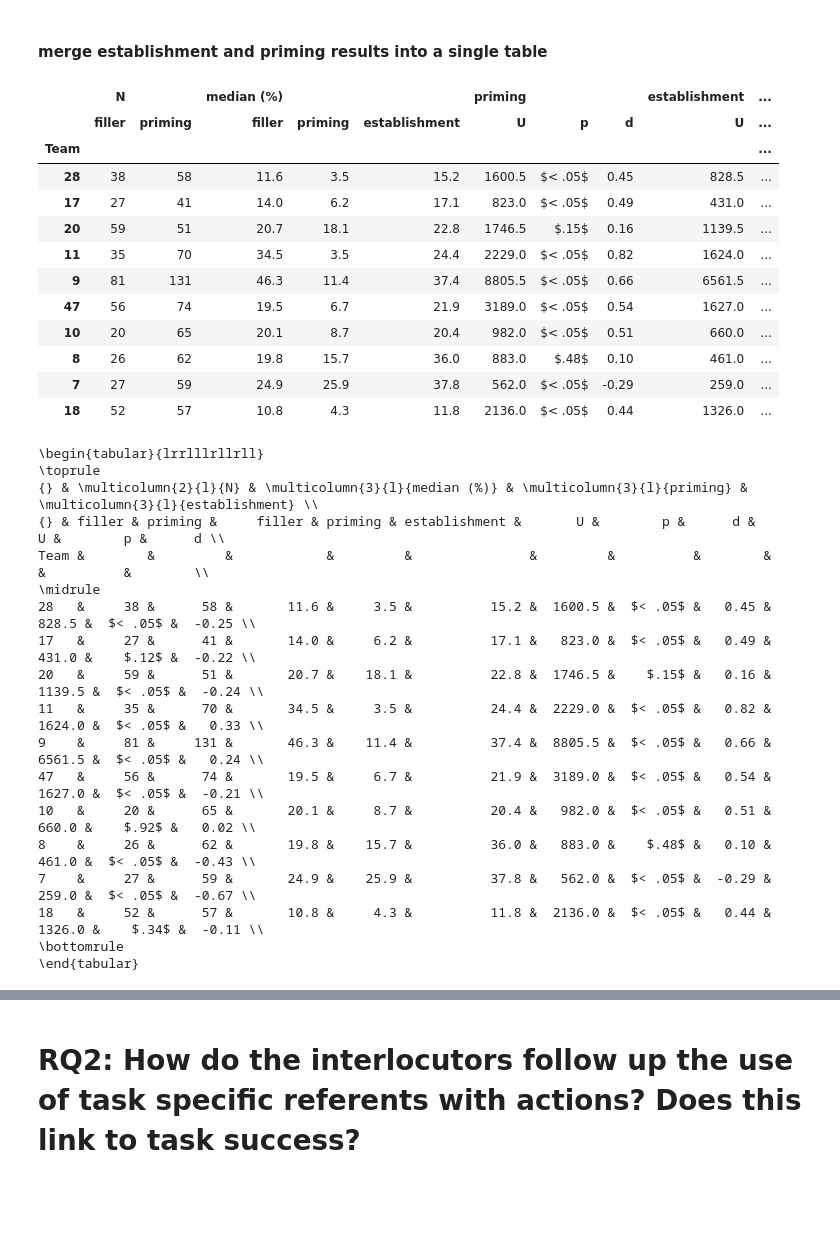
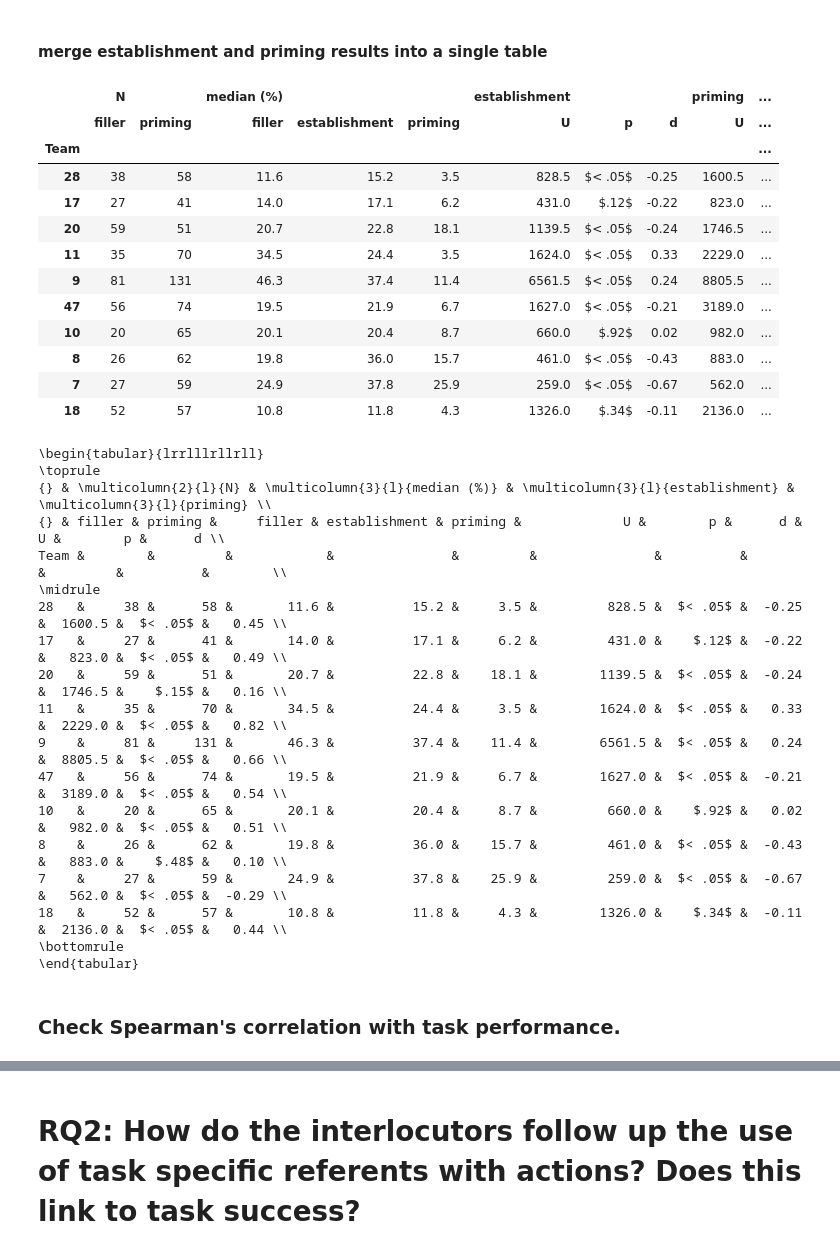
Before and after one commit to chili-epfl/justhink-alignment-analysis, a Jupyter notebook: tools/7_test_the_hypotheses.ipynb, the cells around one changed output, grey strips where cells are left out. Drawn from its saved outputs; the diff is of its cells as text; code cells hidden in the pictures; blank space fills up the shorter version.

```diff
--- a/tools/7_test_the_hypotheses.ipynb
+++ b/tools/7_test_the_hypotheses.ipynb
@@ -517,6 +517,7 @@ def compute_quartiles(grouped, prefix=''):
          lambda x: np.percentile(x, q=25),
          lambda x: np.percentile(x, q=75)])
     df.columns = ['{}{}'.format(prefix, c) for c in ['median', 'Q1', 'Q3']]
+    df['{}IQR'.format(prefix)] = df['{}Q3'.format(prefix)] - df['{}Q1'.format(prefix)]
     df.index = df.index.astype(int)
     return df
 
@@ -1212,55 +1225,58 @@ Team &        &         &            &         &         &          &        \\
 # %%
 col_list = [('N', 'filler'),
             ('N', 'priming'),
 #             ('N','establishment'),
             ('median (%)', 'filler'),
+            ('median (%)', 'establishment'),
             ('median (%)', 'priming'),
-            ('median (%)', 'establishment'),
+            ('establishment', 'U'),
+            ('establishment', 'p'),
+            ('establishment', 'd'),
             ('priming', 'U'),
             ('priming', 'p'),
             ('priming', 'd'),
-            ('establishment', 'U'),
-            ('establishment', 'p'),
-            ('establishment', 'd'),
            ]
 
 columns = pd.Index(col_list)
 
 df = pd.concat([establish_df, priming_df], axis=1)
 df = df.loc[:, columns]
 df = df.loc[:, ~df.columns.duplicated()]
 
-display(df)
-print(df.to_latex(escape=False))
+result_df = df
+display(result_df)
+print(result_df.to_latex(escape=False))
 # %% [output]
-|  | N |  | median (%) |  |  | priming |  |  | establishment | ... |
-|  | filler | priming | filler | priming | establishment | U | p | d | U | ... |
+|  | N |  | median (%) |  |  | establishment |  |  | priming | ... |
+|  | filler | priming | filler | establishment | priming | U | p | d | U | ... |
 | Team |  |  |  |  |  |  |  |  |  | ... |
-| 28 | 38 | 58 | 11.6 | 3.5 | 15.2 | 1600.5 | $< .05$ | 0.45 | 828.5 | ... |
-| 17 | 27 | 41 | 14.0 | 6.2 | 17.1 | 823.0 | $< .05$ | 0.49 | 431.0 | ... |
-| 20 | 59 | 51 | 20.7 | 18.1 | 22.8 | 1746.5 | $.15$ | 0.16 | 1139.5 | ... |
-| 11 | 35 | 70 | 34.5 | 3.5 | 24.4 | 2229.0 | $< .05$ | 0.82 | 1624.0 | ... |
-| 9 | 81 | 131 | 46.3 | 11.4 | 37.4 | 8805.5 | $< .05$ | 0.66 | 6561.5 | ... |
-| 47 | 56 | 74 | 19.5 | 6.7 | 21.9 | 3189.0 | $< .05$ | 0.54 | 1627.0 | ... |
-| 10 | 20 | 65 | 20.1 | 8.7 | 20.4 | 982.0 | $< .05$ | 0.51 | 660.0 | ... |
-| 8 | 26 | 62 | 19.8 | 15.7 | 36.0 | 883.0 | $.48$ | 0.10 | 461.0 | ... |
-| 7 | 27 | 59 | 24.9 | 25.9 | 37.8 | 562.0 | $< .05$ | -0.29 | 259.0 | ... |
-| 18 | 52 | 57 | 10.8 | 4.3 | 11.8 | 2136.0 | $< .05$ | 0.44 | 1326.0 | ... |
+| 28 | 38 | 58 | 11.6 | 15.2 | 3.5 | 828.5 | $< .05$ | -0.25 | 1600.5 | ... |
+| 17 | 27 | 41 | 14.0 | 17.1 | 6.2 | 431.0 | $.12$ | -0.22 | 823.0 | ... |
+| 20 | 59 | 51 | 20.7 | 22.8 | 18.1 | 1139.5 | $< .05$ | -0.24 | 1746.5 | ... |
+| 11 | 35 | 70 | 34.5 | 24.4 | 3.5 | 1624.0 | $< .05$ | 0.33 | 2229.0 | ... |
+| 9 | 81 | 131 | 46.3 | 37.4 | 11.4 | 6561.5 | $< .05$ | 0.24 | 8805.5 | ... |
+| 47 | 56 | 74 | 19.5 | 21.9 | 6.7 | 1627.0 | $< .05$ | -0.21 | 3189.0 | ... |
+| 10 | 20 | 65 | 20.1 | 20.4 | 8.7 | 660.0 | $.92$ | 0.02 | 982.0 | ... |
+| 8 | 26 | 62 | 19.8 | 36.0 | 15.7 | 461.0 | $< .05$ | -0.43 | 883.0 | ... |
+| 7 | 27 | 59 | 24.9 | 37.8 | 25.9 | 259.0 | $< .05$ | -0.67 | 562.0 | ... |
+| 18 | 52 | 57 | 10.8 | 11.8 | 4.3 | 1326.0 | $.34$ | -0.11 | 2136.0 | ... |
 \begin{tabular}{lrrlllrllrll}
 \toprule
-{} & \multicolumn{2}{l}{N} & \multicolumn{3}{l}{median (%)} & \multicolumn{3}{l}{priming} & \multicolumn{3}{l}{establishment} \\
-{} & filler & priming &     filler & priming & establishment &       U &        p &      d &             U &        p &      d \\
-Team &        &         &            &         &               &         &          &        &               &          &        \\
+{} & \multicolumn{2}{l}{N} & \multicolumn{3}{l}{median (%)} & \multicolumn{3}{l}{establishment} & \multicolumn{3}{l}{priming} \\
+{} & filler & priming &     filler & establishment & priming &             U &        p &      d &       U &        p &      d \\
+Team &        &         &            &               &         &               &          &        &         &          &        \\
 \midrule
-28   &     38 &      58 &       11.6 &     3.5 &          15.2 &  1600.5 &  $< .05$ &   0.45 &         828.5 &  $< .05$ &  -0.25 \\
-17   &     27 &      41 &       14.0 &     6.2 &          17.1 &   823.0 &  $< .05$ &   0.49 &         431.0 &    $.12$ &  -0.22 \\
-20   &     59 &      51 &       20.7 &    18.1 &          22.8 &  1746.5 &    $.15$ &   0.16 &        1139.5 &  $< .05$ &  -0.24 \\
-11   &     35 &      70 &       34.5 &     3.5 &          24.4 &  2229.0 &  $< .05$ &   0.82 &        1624.0 &  $< .05$ &   0.33 \\
-9    &     81 &     131 &       46.3 &    11.4 &          37.4 &  8805.5 &  $< .05$ &   0.66 &        6561.5 &  $< .05$ &   0.24 \\
-47   &     56 &      74 &       19.5 &     6.7 &          21.9 &  3189.0 &  $< .05$ &   0.54 &        1627.0 &  $< .05$ &  -0.21 \\
-10   &     20 &      65 &       20.1 &     8.7 &          20.4 &   982.0 &  $< .05$ &   0.51 &         660.0 &    $.92$ &   0.02 \\
-8    &     26 &      62 &       19.8 &    15.7 &          36.0 &   883.0 &    $.48$ &   0.10 &         461.0 &  $< .05$ &  -0.43 \\
-7    &     27 &      59 &       24.9 &    25.9 &          37.8 &   562.0 &  $< .05$ &  -0.29 &         259.0 &  $< .05$ &  -0.67 \\
-18   &     52 &      57 &       10.8 &     4.3 &          11.8 &  2136.0 &  $< .05$ &   0.44 &        1326.0 &    $.34$ &  -0.11 \\
+28   &     38 &      58 &       11.6 &          15.2 &     3.5 &         828.5 &  $< .05$ &  -0.25 &  1600.5 &  $< .05$ &   0.45 \\
+17   &     27 &      41 &       14.0 &          17.1 &     6.2 &         431.0 &    $.12$ &  -0.22 &   823.0 &  $< .05$ &   0.49 \\
+20   &     59 &      51 &       20.7 &          22.8 &    18.1 &        1139.5 &  $< .05$ &  -0.24 &  1746.5 &    $.15$ &   0.16 \\
+11   &     35 &      70 &       34.5 &          24.4 &     3.5 &        1624.0 &  $< .05$ &   0.33 &  2229.0 &  $< .05$ &   0.82 \\
+9    &     81 &     131 &       46.3 &          37.4 &    11.4 &        6561.5 &  $< .05$ &   0.24 &  8805.5 &  $< .05$ &   0.66 \\
+47   &     56 &      74 &       19.5 &          21.9 &     6.7 &        1627.0 &  $< .05$ &  -0.21 &  3189.0 &  $< .05$ &   0.54 \\
+10   &     20 &      65 &       20.1 &          20.4 &     8.7 &         660.0 &    $.92$ &   0.02 &   982.0 &  $< .05$ &   0.51 \\
+8    &     26 &      62 &       19.8 &          36.0 &    15.7 &         461.0 &  $< .05$ &  -0.43 &   883.0 &    $.48$ &   0.10 \\
+7    &     27 &      59 &       24.9 &          37.8 &    25.9 &         259.0 &  $< .05$ &  -0.67 &   562.0 &  $< .05$ &  -0.29 \\
+18   &     52 &      57 &       10.8 &          11.8 &     4.3 &        1326.0 &    $.34$ &  -0.11 &  2136.0 &  $< .05$ &   0.44 \\
 \bottomrule
 \end{tabular}
+# %% [markdown]
+### Check Spearman's correlation with task performance.
```
Also changed, not shown: parts of 14 cells of this notebook, 3 other files.
